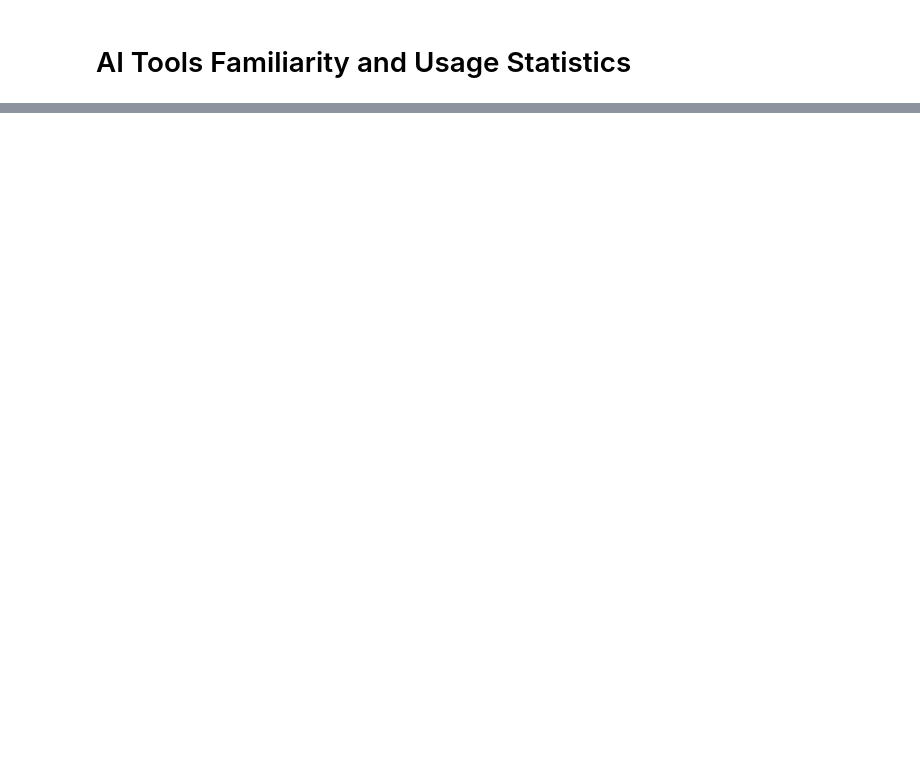
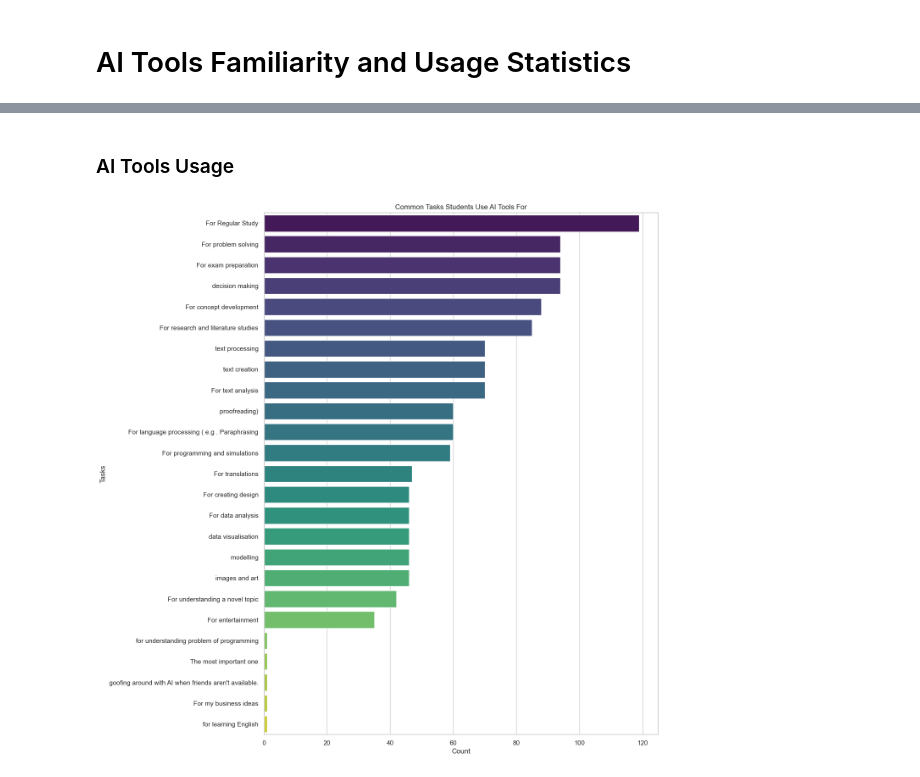
Before and after one commit to NotAlpha45/Survey-on-the-Impact-of-AI-Tools, a Jupyter notebook: code/dataset_exploration.ipynb, the cells around one changed output, grey strips where cells are left out. Cells and saved outputs as stored; diff of their text form; code cells hidden in the pictures; blank space fills up the shorter version.

```diff
--- a/code/dataset_exploration.ipynb
+++ b/code/dataset_exploration.ipynb
@@ -124,0 +170,24 @@ plt.savefig(filename)
+# %% [markdown]
+### AI Tools Usage
+# %%
+# Flatten the lists and count occurrences for usage tasks
+tasks_usage = dataset["AI Usage Tasks"].dropna().explode().str.strip().value_counts()
+tasks_usage = tasks_usage[tasks_usage.index != ""]
+
+# Plot the common tasks for AI usage
+plt.figure(figsize=(12, 16))
+sns.barplot(
+    y=tasks_usage.index[:],
+    x=tasks_usage.values[:],
+    palette="viridis",
+    hue=tasks_usage.index[:],
+    legend=False,
+)
+plt.title("Common Tasks Students Use AI Tools For")
+plt.xlabel("Count")
+plt.ylabel("Tasks")
+filename = "../results/common_tasks_students_use_ai_tools_for_all.png"
+plt.savefig(filename)
+plt.show()
+# %% [output]
+[figure, added]
```
Also changed, not shown: parts of 14 cells of this notebook, 11 other files.
